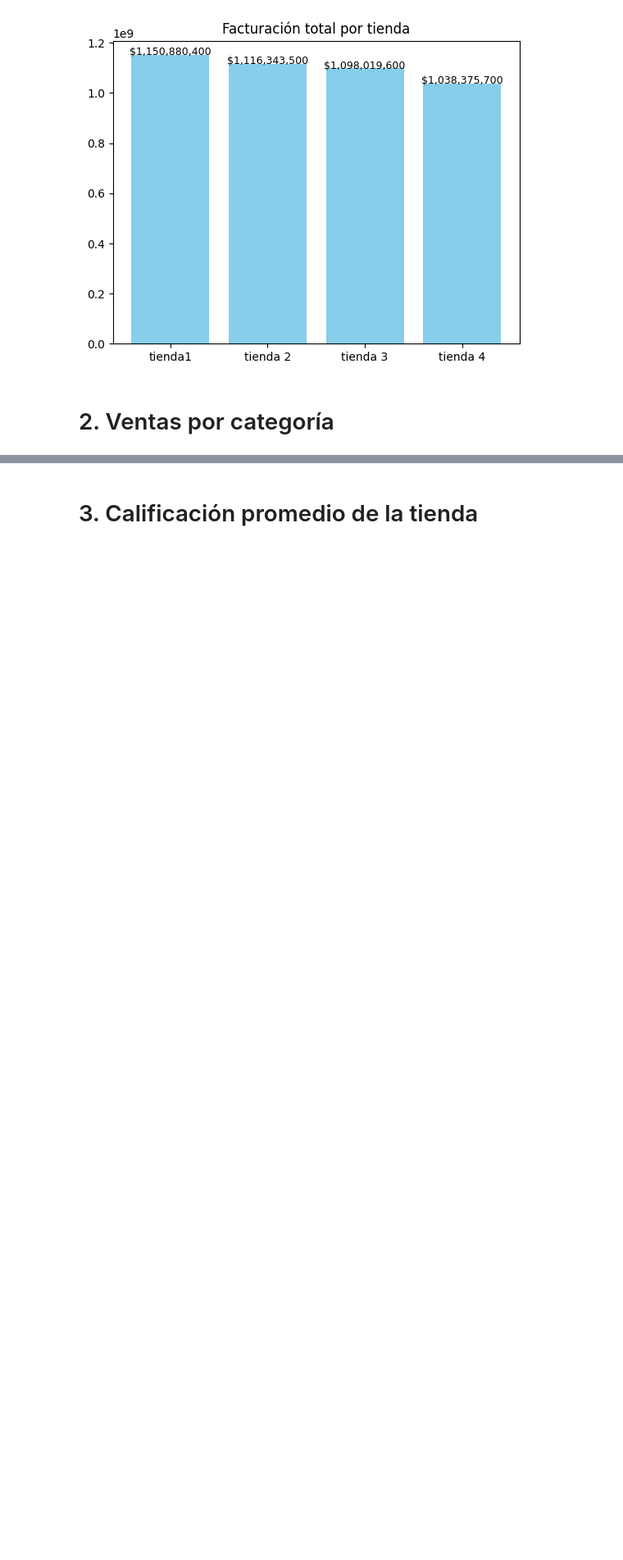
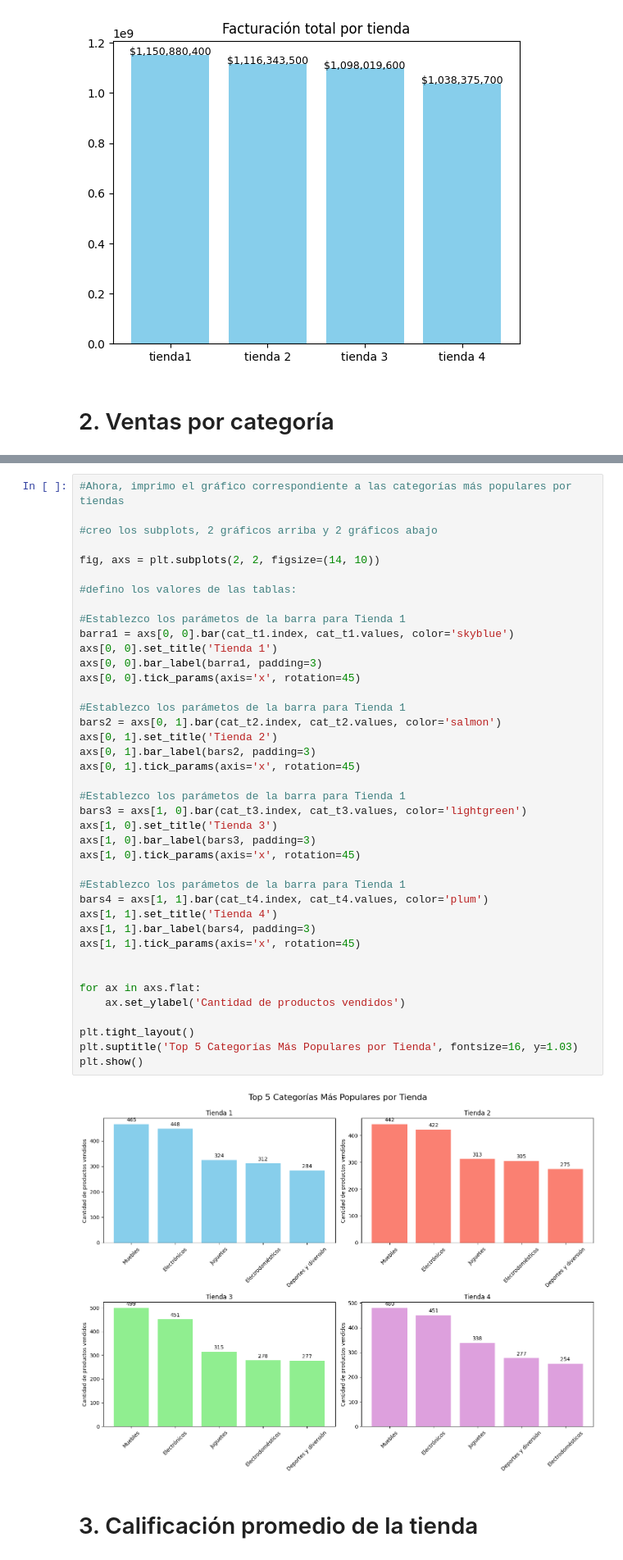
Before and after one commit to DaniBntz/AluraStore, a Jupyter notebook: Challenge_AluraStoreLatam.ipynb, the cells around one changed output, grey strips where cells are left out. Shown: that part at 82% size. Cells and saved outputs as stored; diff of their text form; blank space fills up the shorter version.

Commit message:
Creé los gráficos del top 5 categorías más populares de cada tienda.

```diff
--- a/Challenge_AluraStoreLatam.ipynb
+++ b/Challenge_AluraStoreLatam.ipynb
@@ -105,3 +183,45 @@ plt.show()
+# %%
+#Ahora, imprimo el gráfico correspondiente a las categorías más populares por tiendas
+
+#creo los subplots, 2 gráficos arriba y 2 gráficos abajo
+
+fig, axs = plt.subplots(2, 2, figsize=(14, 10))
+
+#defino los valores de las tablas:
+
+#Establezco los parámetos de la barra para Tienda 1
+barra1 = axs[0, 0].bar(cat_t1.index, cat_t1.values, color='skyblue')
+axs[0, 0].set_title('Tienda 1')
+axs[0, 0].bar_label(barra1, padding=3)
+axs[0, 0].tick_params(axis='x', rotation=45)
+
+#Establezco los parámetos de la barra para Tienda 1
+bars2 = axs[0, 1].bar(cat_t2.index, cat_t2.values, color='salmon')
+axs[0, 1].set_title('Tienda 2')
+axs[0, 1].bar_label(bars2, padding=3)
+axs[0, 1].tick_params(axis='x', rotation=45)
+
+#Establezco los parámetos de la barra para Tienda 1
+bars3 = axs[1, 0].bar(cat_t3.index, cat_t3.values, color='lightgreen')
+axs[1, 0].set_title('Tienda 3')
+axs[1, 0].bar_label(bars3, padding=3)
+axs[1, 0].tick_params(axis='x', rotation=45)
+
+#Establezco los parámetos de la barra para Tienda 1
+bars4 = axs[1, 1].bar(cat_t4.index, cat_t4.values, color='plum')
+axs[1, 1].set_title('Tienda 4')
+axs[1, 1].bar_label(bars4, padding=3)
+axs[1, 1].tick_params(axis='x', rotation=45)
+
+
+for ax in axs.flat:
+    ax.set_ylabel('Cantidad de productos vendidos')
+
+plt.tight_layout()
+plt.suptitle('Top 5 Categorías Más Populares por Tienda', fontsize=16, y=1.03)
+plt.show()
+# %% [output]
+[figure, added]
 # %% [markdown]
 # 3. Calificación promedio de la tienda
 # %% [markdown]
```
Also changed, not shown: parts of 3 cells of this notebook.
